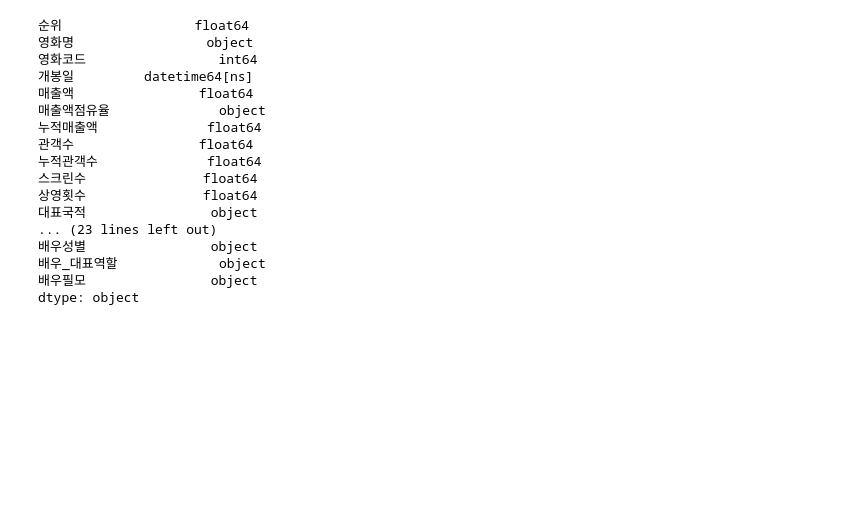
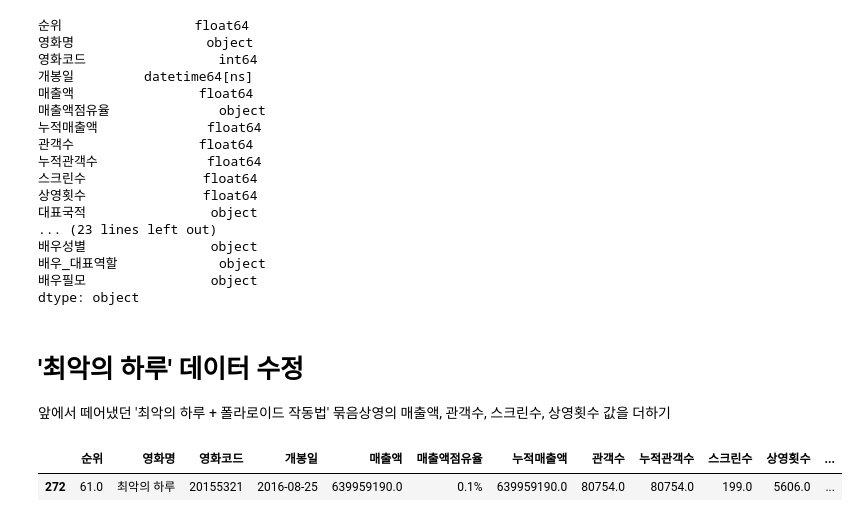
Before and after one commit to kim4pb/Female-led-Korean-Films, a Jupyter notebook: 02.EDA/Preprocessing04_Changing_dtypes.ipynb, the cells around one changed output. Cells and saved outputs as stored; diff of their text form; code cells hidden in the pictures; blank space fills up the shorter version.

```diff
--- a/02.EDA/Preprocessing04_Changing_dtypes.ipynb
+++ b/02.EDA/Preprocessing04_Changing_dtypes.ipynb
@@ -133,3 +133,11 @@ df.dtypes
 배우_대표역할             object
 배우필모                object
 dtype: object
+# %% [markdown]
+# '최악의 하루' 데이터 수정
+앞에서 떼어냈던 '최악의 하루 + 폴라로이드 작동법' 묶음상영의 매출액, 관객수, 스크린수, 상영횟수 값을 더하기
+# %%
+df[df['영화명']=='최악의 하루']
+# %% [output]
+|  | 순위 | 영화명 | 영화코드 | 개봉일 | 매출액 | 매출액점유율 | 누적매출액 | 관객수 | 누적관객수 | 스크린수 | 상영횟수 | ... |
+| 272 | 61.0 | 최악의 하루 | 20155321 | 2016-08-25 | 639959190.0 | 0.1% | 639959190.0 | 80754.0 | 80754.0 | 199.0 | 5606.0 | ... |
```
Also changed, not shown: parts of 3 cells of this notebook, 1 other file.
